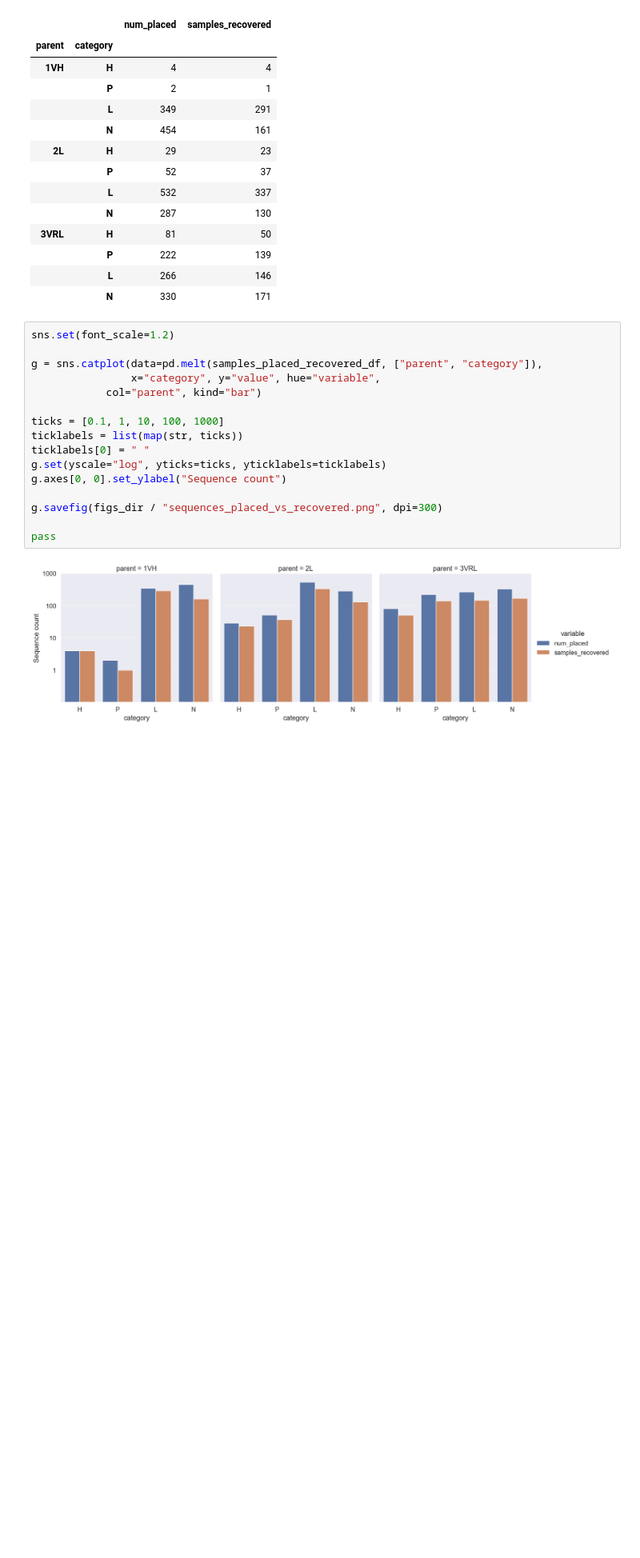
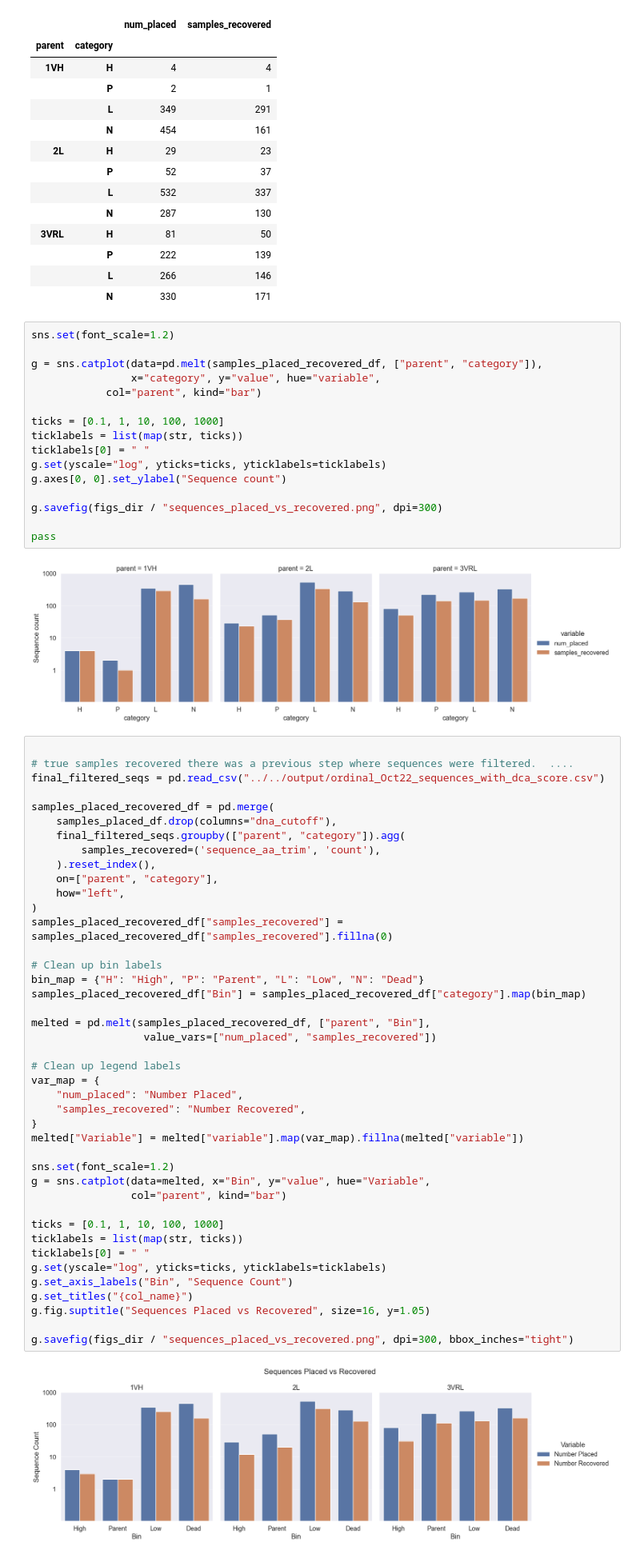
Before and after one commit to RomeroLab/sadx-latent-function, a Jupyter notebook: scripts/process_sequence_data/nb_preprocess_bam_Oct22.ipynb, the cells around one changed output. Shown at 80% size. Cells and saved outputs as stored; diff of their text form; blank space fills up the shorter version.

Commit message:
final edits to sequence processing and minor changes

```diff
--- a/scripts/process_sequence_data/nb_preprocess_bam_Oct22.ipynb
+++ b/scripts/process_sequence_data/nb_preprocess_bam_Oct22.ipynb
@@ -572,6 +607,50 @@ g.savefig(figs_dir / "sequences_placed_vs_recovered.png", dpi=300)
 pass
 # %% [output]
 [figure]
+# %%
+
+# true samples recovered there was a previous step where sequences were filtered.  ....
+final_filtered_seqs = pd.read_csv("../../output/ordinal_Oct22_sequences_with_dca_score.csv")
+
+samples_placed_recovered_df = pd.merge(
+    samples_placed_df.drop(columns="dna_cutoff"),
+    final_filtered_seqs.groupby(["parent", "category"]).agg(
+        samples_recovered=('sequence_aa_trim', 'count'),
+    ).reset_index(),
+    on=["parent", "category"],
+    how="left",
+)
+samples_placed_recovered_df["samples_recovered"] = samples_placed_recovered_df["samples_recovered"].fillna(0)
+
+# Clean up bin labels
+bin_map = {"H": "High", "P": "Parent", "L": "Low", "N": "Dead"}
+samples_placed_recovered_df["Bin"] = samples_placed_recovered_df["category"].map(bin_map)
+
+melted = pd.melt(samples_placed_recovered_df, ["parent", "Bin"],
+                  value_vars=["num_placed", "samples_recovered"])
+
+# Clean up legend labels
+var_map = {
+    "num_placed": "Number Placed",
+    "samples_recovered": "Number Recovered",
+}
+melted["Variable"] = melted["variable"].map(var_map).fillna(melted["variable"])
+
+sns.set(font_scale=1.2)
+g = sns.catplot(data=melted, x="Bin", y="value", hue="Variable",
+                col="parent", kind="bar")
+
+ticks = [0.1, 1, 10, 100, 1000]
+ticklabels = list(map(str, ticks))
+ticklabels[0] = " "
+g.set(yscale="log", yticks=ticks, yticklabels=ticklabels)
+g.set_axis_labels("Bin", "Sequence Count")
+g.set_titles("{col_name}")
+g.fig.suptitle("Sequences Placed vs Recovered", size=16, y=1.05)
+
+g.savefig(figs_dir / "sequences_placed_vs_recovered.png", dpi=300, bbox_inches="tight")
+# %% [output]
+[figure, added]
 # %%
 import matplotlib
 import matplotlib.gridspec as gridspec
```
Also changed, not shown: parts of 5 cells of this notebook, 9 other files.
